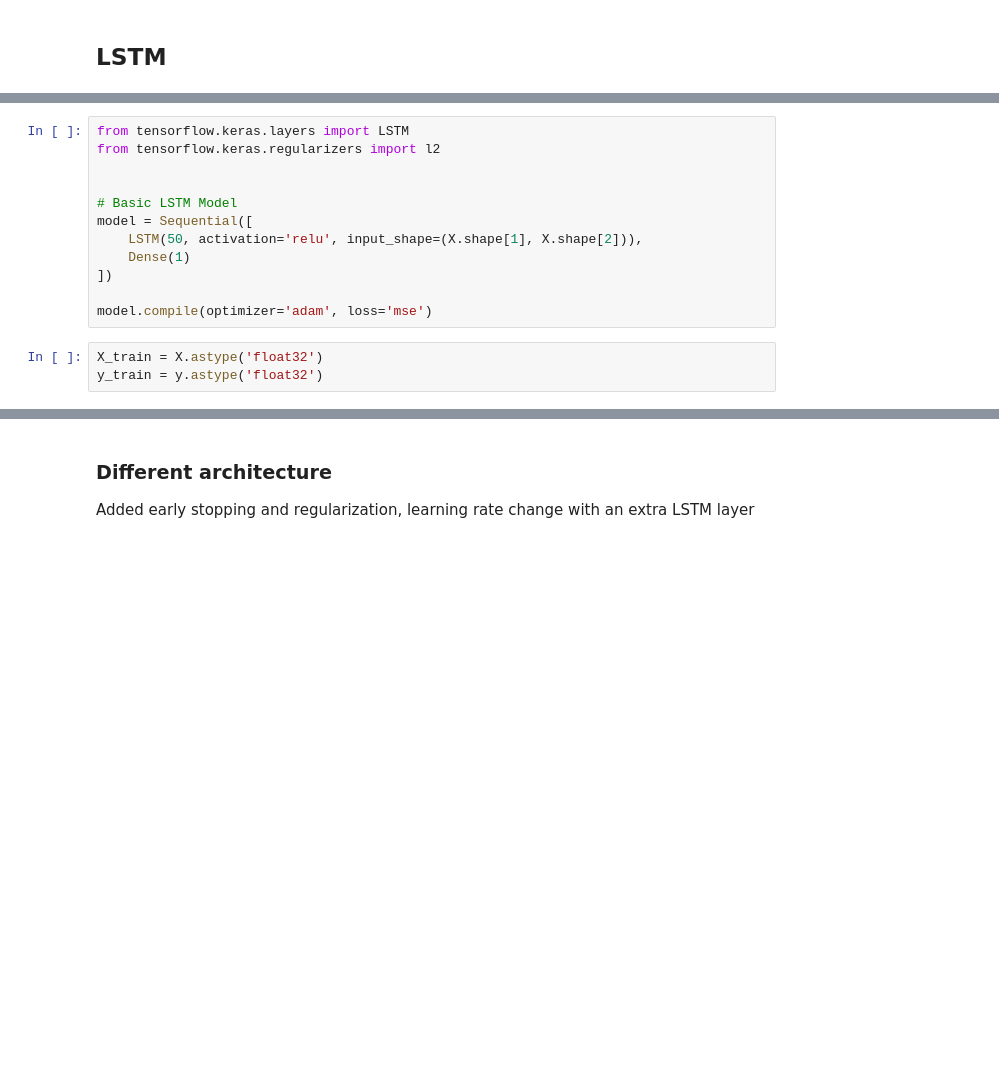
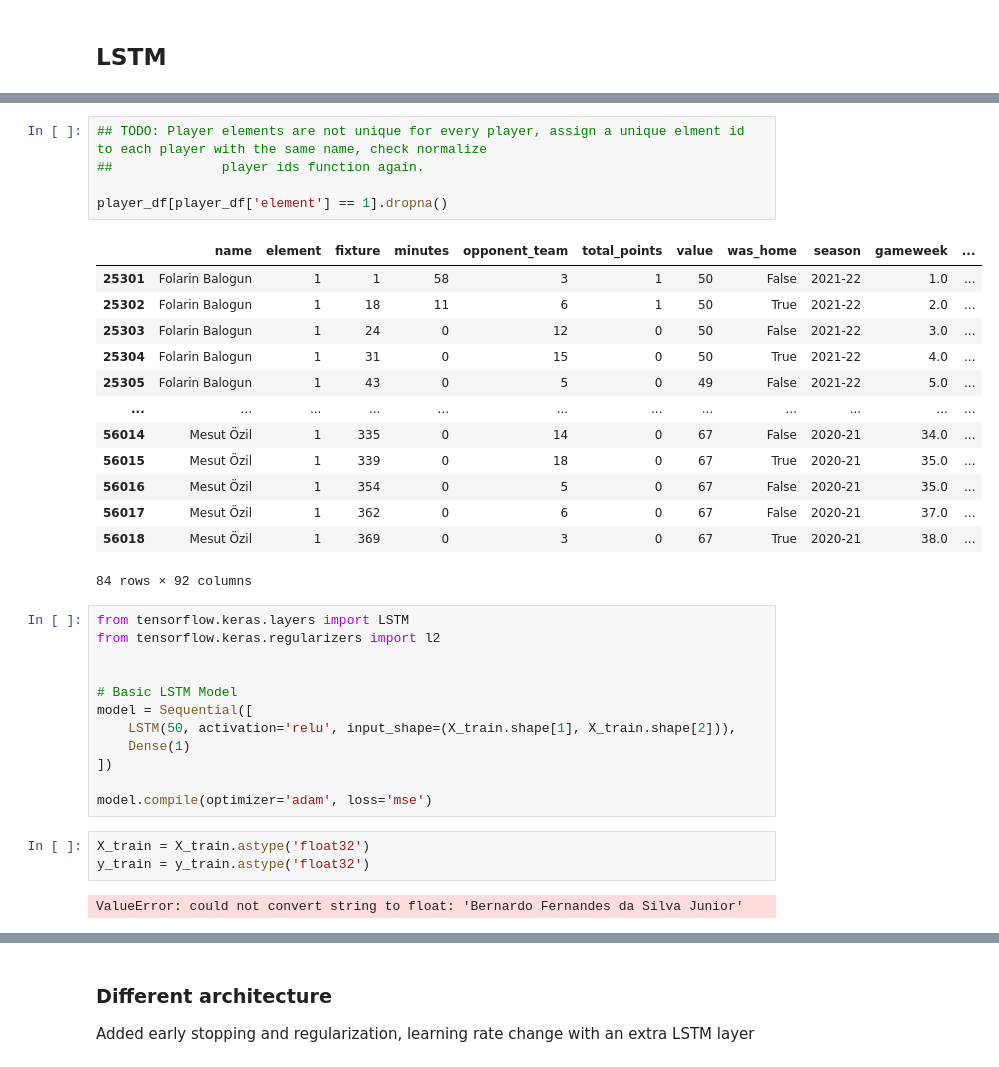
Before and after one commit to dheyay/weighted_through_ball, a Jupyter notebook: notebooks/playground.ipynb, the cells around one changed output, grey strips where cells are left out. Saved outputs shown, nothing was run; the diff lists cells and outputs as text; blank space fills up the shorter version.

```diff
--- a/notebooks/playground.ipynb
+++ b/notebooks/playground.ipynb
@@ -609,3 +630,22 @@ X.shape, y.shape, X_test.shape
+# %%
+## TODO: Player elements are not unique for every player, assign a unique elment id to each player with the same name, check normalize
+##              player ids function again.
+
+player_df[player_df['element'] == 1].dropna()
+# %% [output]
+|  | name | element | fixture | minutes | opponent_team | total_points | value | was_home | season | gameweek | ... |
+| 25301 | Folarin Balogun | 1 | 1 | 58 | 3 | 1 | 50 | False | 2021-22 | 1.0 | ... |
+| 25302 | Folarin Balogun | 1 | 18 | 11 | 6 | 1 | 50 | True | 2021-22 | 2.0 | ... |
+| 25303 | Folarin Balogun | 1 | 24 | 0 | 12 | 0 | 50 | False | 2021-22 | 3.0 | ... |
+| 25304 | Folarin Balogun | 1 | 31 | 0 | 15 | 0 | 50 | True | 2021-22 | 4.0 | ... |
+| 25305 | Folarin Balogun | 1 | 43 | 0 | 5 | 0 | 49 | False | 2021-22 | 5.0 | ... |
+| ... | ... | ... | ... | ... | ... | ... | ... | ... | ... | ... | ... |
+| 56014 | Mesut Özil | 1 | 335 | 0 | 14 | 0 | 67 | False | 2020-21 | 34.0 | ... |
+| 56015 | Mesut Özil | 1 | 339 | 0 | 18 | 0 | 67 | True | 2020-21 | 35.0 | ... |
+| 56016 | Mesut Özil | 1 | 354 | 0 | 5 | 0 | 67 | False | 2020-21 | 35.0 | ... |
+| 56017 | Mesut Özil | 1 | 362 | 0 | 6 | 0 | 67 | False | 2020-21 | 37.0 | ... |
+| 56018 | Mesut Özil | 1 | 369 | 0 | 3 | 0 | 67 | True | 2020-21 | 38.0 | ... |
+84 rows × 92 columns
 # %%
 from tensorflow.keras.layers import LSTM
 from tensorflow.keras.regularizers import l2
@@ -613,14 +653,16 @@ from tensorflow.keras.regularizers import l2
 
 # Basic LSTM Model
 model = Sequential([
-    LSTM(50, activation='relu', input_shape=(X.shape[1], X.shape[2])),
+    LSTM(50, activation='relu', input_shape=(X_train.shape[1], X_train.shape[2])),
     Dense(1)
 ])
 
 model.compile(optimizer='adam', loss='mse')
 # %%
-X_train = X.astype('float32')
-y_train = y.astype('float32')
+X_train = X_train.astype('float32')
+y_train = y_train.astype('float32')
+# %% [output]
+ValueError: could not convert string to float: 'Bernardo Fernandes da Silva Junior'
 # %%
 history = model.fit(X, y, epochs=100, batch_size=32, validation_split=0.3)
 # %% [output]
```
Also changed, not shown: parts of 17 cells of this notebook, 3 other files.
